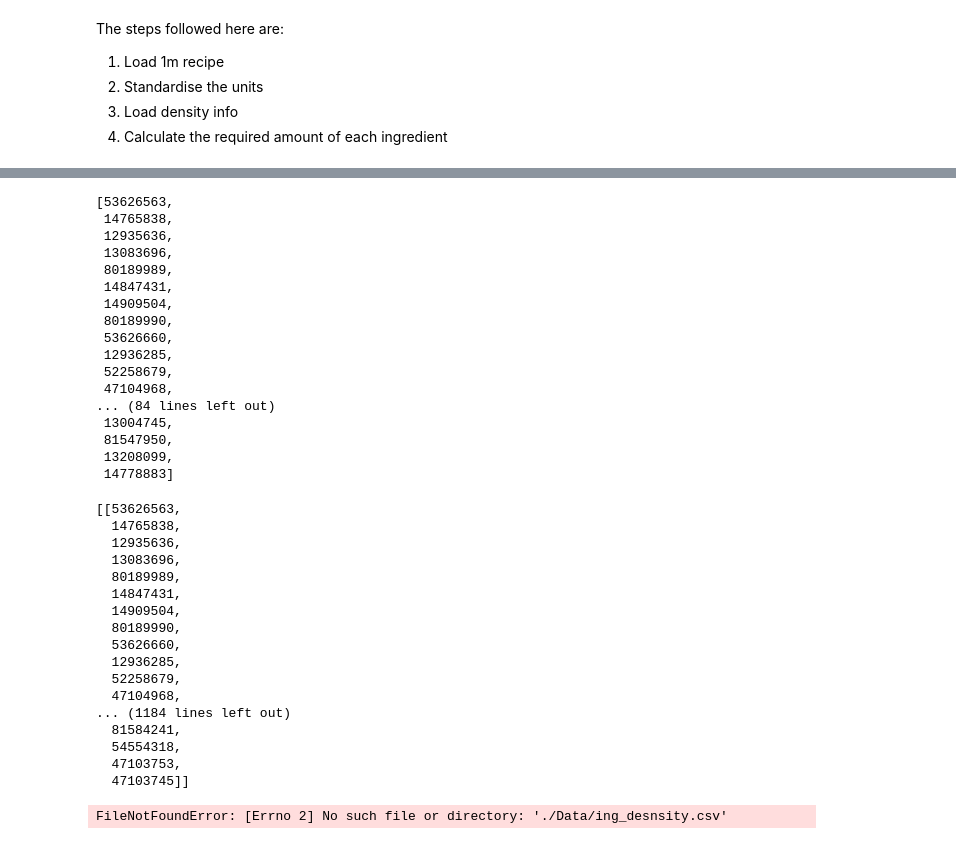
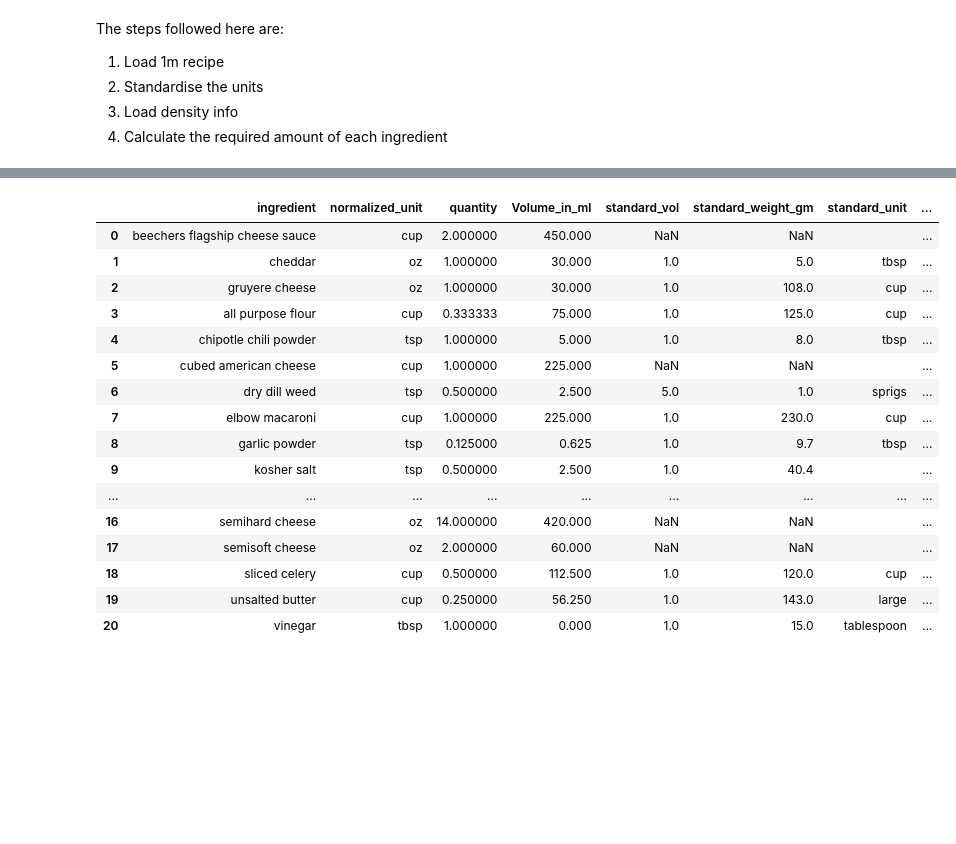
Before and after one commit to dianewoodbridge/target_recipe_project, a Jupyter notebook: code/notebook/recipe-loading-qty-mapping.ipynb, the cells around one changed output, grey strips where cells are left out. Drawn from its saved outputs; the diff is of its cells as text; code cells hidden in the pictures; blank space fills up the shorter version.

```diff
--- a/code/notebook/recipe-loading-qty-mapping.ipynb
+++ b/code/notebook/recipe-loading-qty-mapping.ipynb
@@ -254,4 +140,24 @@ group10 = preprocess_df(group10)
 # Get list of preprocessed product titles
 product_titles = group10['title_modified'].values
 # Preprocess recipe ingredients
-recipe_ingredients = preprocess(combined_ingredient_df['ingredient'].values)
+final_df['ingredient'] = preprocess(final_df['ingredient'])
+# %%
+final_df
+# %% [output]
+|  | ingredient | normalized_unit | quantity | Volume_in_ml | standard_vol | standard_weight_gm | standard_unit | ... |
+| 0 | beechers flagship cheese sauce | cup | 2.000000 | 450.000 | NaN | NaN |  | ... |
+| 1 | cheddar | oz | 1.000000 | 30.000 | 1.0 | 5.0 | tbsp | ... |
+| 2 | gruyere cheese | oz | 1.000000 | 30.000 | 1.0 | 108.0 | cup | ... |
+| 3 | all purpose flour | cup | 0.333333 | 75.000 | 1.0 | 125.0 | cup | ... |
+| 4 | chipotle chili powder | tsp | 1.000000 | 5.000 | 1.0 | 8.0 | tbsp | ... |
+| 5 | cubed american cheese | cup | 1.000000 | 225.000 | NaN | NaN |  | ... |
+| 6 | dry dill weed | tsp | 0.500000 | 2.500 | 5.0 | 1.0 | sprigs | ... |
+| 7 | elbow macaroni | cup | 1.000000 | 225.000 | 1.0 | 230.0 | cup | ... |
+| 8 | garlic powder | tsp | 0.125000 | 0.625 | 1.0 | 9.7 | tbsp | ... |
+| 9 | kosher salt | tsp | 0.500000 | 2.500 | 1.0 | 40.4 |  | ... |
+| ... | ... | ... | ... | ... | ... | ... | ... | ... |
+| 16 | semihard cheese | oz | 14.000000 | 420.000 | NaN | NaN |  | ... |
+| 17 | semisoft cheese | oz | 2.000000 | 60.000 | NaN | NaN |  | ... |
+| 18 | sliced celery | cup | 0.500000 | 112.500 | 1.0 | 120.0 | cup | ... |
+| 19 | unsalted butter | cup | 0.250000 | 56.250 | 1.0 | 143.0 | large | ... |
+| 20 | vinegar | tbsp | 1.000000 | 0.000 | 1.0 | 15.0 | tablespoon | ... |
@@ -261,52 +169,6 @@ lm = SentenceTransformer('all-MiniLM-L6-v2')
 tr = TransformerRanker(model=lm, product_ids=group10['tcin'])
 product_title_embeddings = joblib.load('../../data/lm_embeddings')
 tr.load_embeddings(product_title_embeddings)
-# %%
-# Ranked list of product tcin matches for 1 ingredient - Returns a list
-tr.rank_products_ingredient(recipe_ingredients[0])
-# %% [output]
-[53626563,
- 14765838,
- 12935636,
- 13083696,
- 80189989,
- 14847431,
- 14909504,
- 80189990,
- 53626660,
- 12936285,
- 52258679,
- 47104968,
-... (84 lines left out)
- 13004745,
- 81547950,
- 13208099,
- 14778883]
 # %%
 # Ranked list of product tcin matches for each ingredient - Returns a list of lists
-tr.rank_products_recipe(recipe_ingredients)
+ranked_match = tr.rank_products_recipe(recipe_ingredients)
-# %% [output]
-[[53626563,
-  14765838,
-  12935636,
-  13083696,
-  80189989,
-  14847431,
-  14909504,
-  80189990,
-  53626660,
-  12936285,
-  52258679,
-  47104968,
-... (1184 lines left out)
-  81584241,
-  54554318,
-  47103753,
-  47103745]]
-# %%
-combined_ingredient_df['tuple'] = combined_ingredient_df['ingredient'].apply(search_density)
-combined_ingredient_df['standard_vol'],combined_ingredient_df['standard_weight_gm'],\
-combined_ingredient_df['standard_unit'] = combined_ingredient_df.tuple.str
-combined_ingredient_df
-# %% [output]
-FileNotFoundError: [Errno 2] No such file or directory: './Data/ing_desnsity.csv'
```
Also changed, not shown: parts of 20 cells of this notebook, 3 other files.
